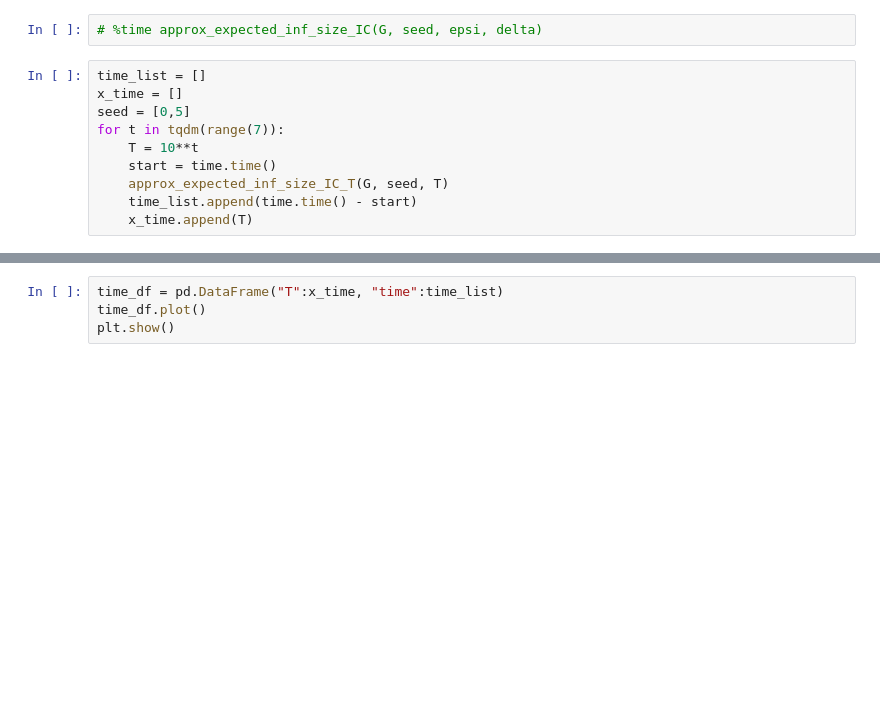
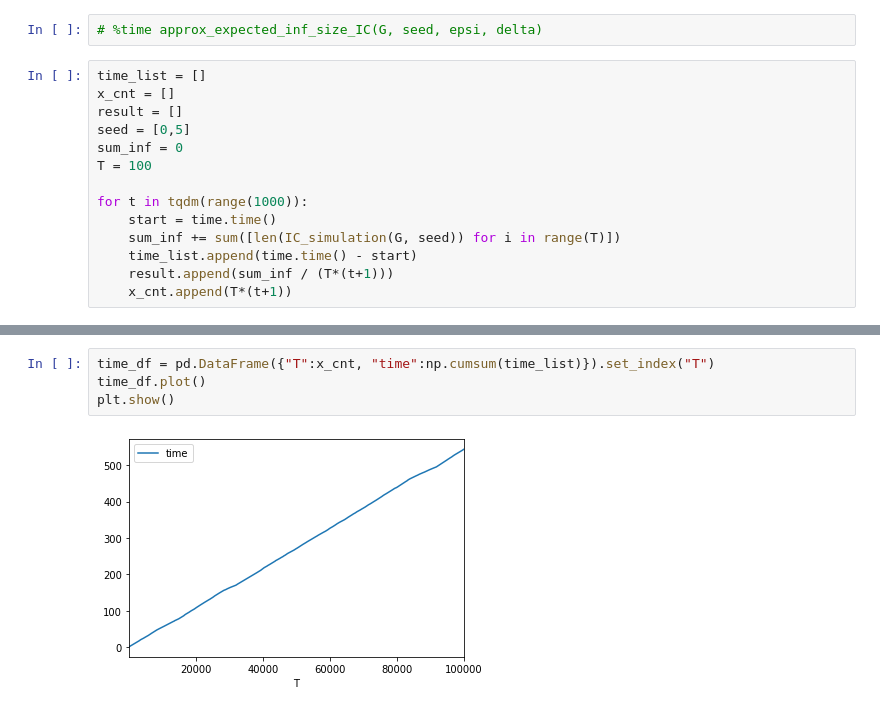
Before and after one commit to plue1011/code, a Jupyter notebook: Monte_Carlo.ipynb, the cells around one changed output, grey strips where cells are left out. Drawn from its saved outputs; the diff is of its cells as text; blank space fills up the shorter version.

```diff
--- a/Monte_Carlo.ipynb
+++ b/Monte_Carlo.ipynb
@@ -175,17 +175,23 @@ int(((n**2) / (epsi**2)) * np.log(1/delta)) + 1
 # %time approx_expected_inf_size_IC(G, seed, epsi, delta)
 # %%
 time_list = []
-x_time = []
+x_cnt = []
+result = []
 seed = [0,5]
-for t in tqdm(range(7)):
-    T = 10**t
+sum_inf = 0
+T = 100
+
+for t in tqdm(range(1000)):
     start = time.time()
-    approx_expected_inf_size_IC_T(G, seed, T)
+    sum_inf += sum([len(IC_simulation(G, seed)) for i in range(T)])
     time_list.append(time.time() - start)
-    x_time.append(T)
+    result.append(sum_inf / (T*(t+1)))
+    x_cnt.append(T*(t+1))
 # %% [output]
 [interactive output not drawn]
 # %%
-time_df = pd.DataFrame("T":x_time, "time":time_list)
+time_df = pd.DataFrame({"T":x_cnt, "time":np.cumsum(time_list)}).set_index("T")
 time_df.plot()
 plt.show()
+# %% [output]
+[figure, added]
```
Also changed, not shown: parts of 1 cell of this notebook.
